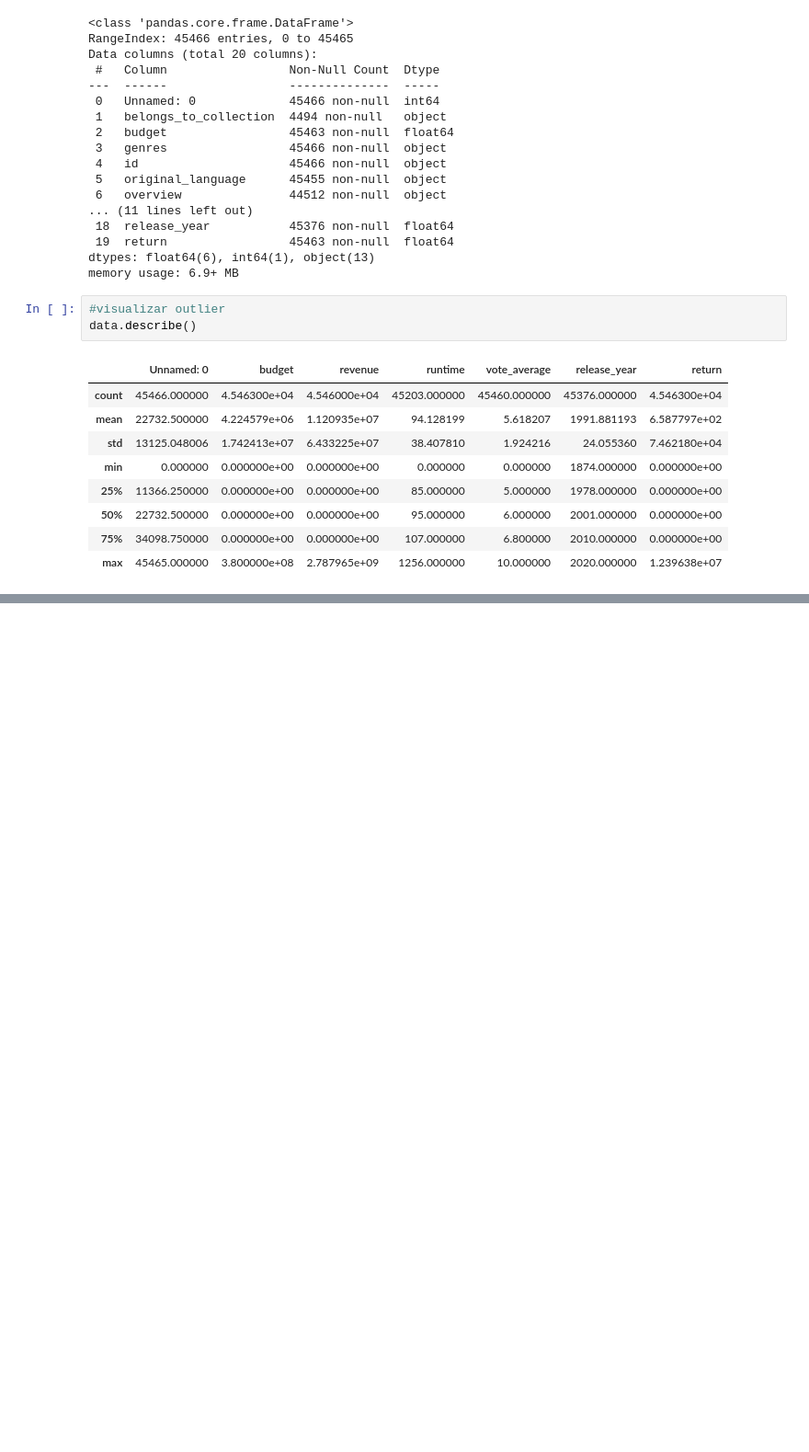
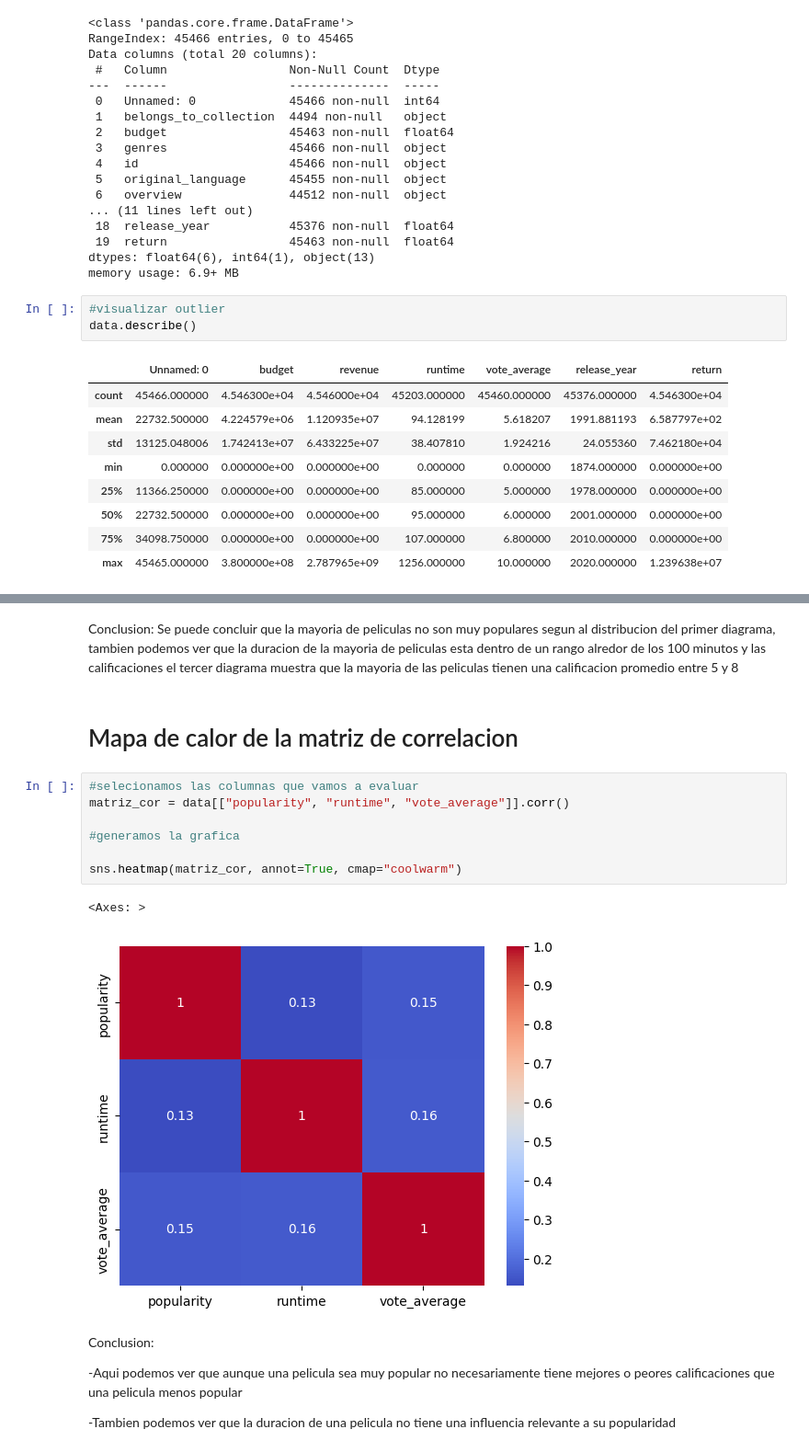
Before and after one commit to Stefany20/Proyecto_ML_Ops, a Jupyter notebook: EDA -Recomendacion/EDA.ipynb, the cells around one changed output, grey strips where cells are left out. Shown at 92% size. Cells and saved outputs as stored; diff of their text form; blank space fills up the shorter version.

```diff
--- a/EDA -Recomendacion/EDA.ipynb
+++ b/EDA -Recomendacion/EDA.ipynb
@@ -72,0 +113,22 @@ dtype: int64
+# %% [markdown]
+Conclusion:
+Se puede concluir que la mayoria de peliculas no son muy populares segun al distribucion del primer diagrama, tambien podemos ver que la duracion de la mayoria de peliculas esta dentro de un rango alredor de los 100 minutos y las calificaciones el tercer diagrama muestra que la mayoria de las peliculas tienen una calificacion promedio entre 5 y 8
+# %% [markdown]
+# Mapa de calor de la matriz de correlacion
+# %%
+#selecionamos las columnas que vamos a evaluar
+matriz_cor = data[["popularity", "runtime", "vote_average"]].corr()
+
+#generamos la grafica
+
+sns.heatmap(matriz_cor, annot=True, cmap="coolwarm")
+# %% [output]
+<Axes: >
+[figure, added]
+# %% [markdown]
+Conclusion:
+
+-Aqui podemos ver que aunque una pelicula sea muy popular no necesariamente
+tiene mejores o peores calificaciones que una pelicula menos popular
+
+-Tambien podemos ver que la duracion de una pelicula no tiene una influencia relevante a su popularidad
```
Also changed, not shown: parts of 11 cells of this notebook.
